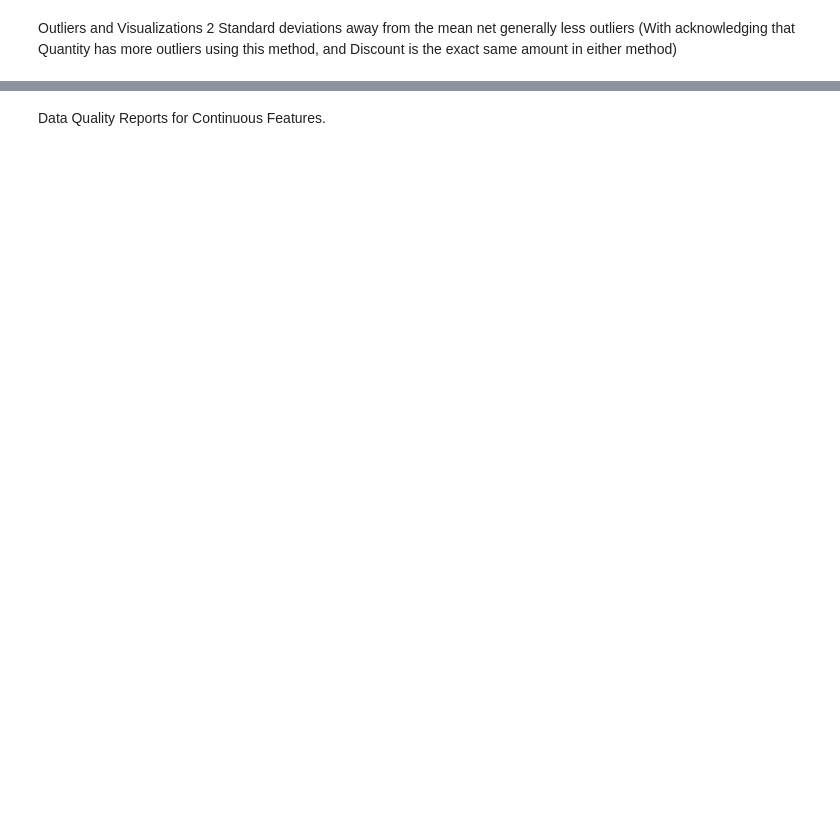
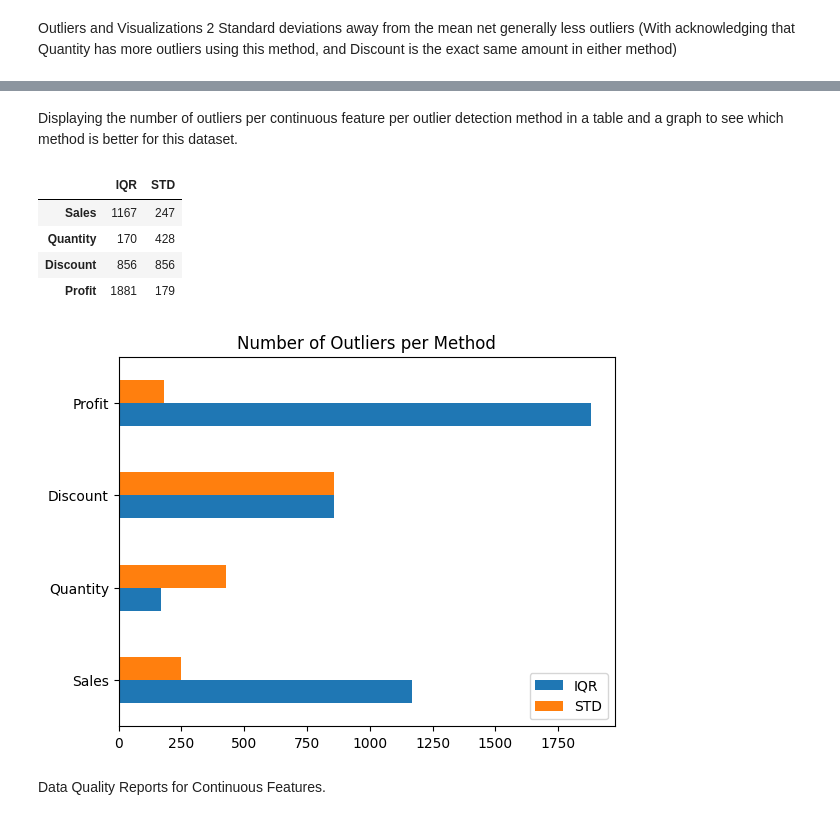
Before and after one commit to AmandeepSBassi/DataScienceProject, a Jupyter notebook: Project.Preprocessing.ipynb, the cells around one changed output, grey strips where cells are left out. Saved outputs shown, nothing was run; the diff lists cells and outputs as text; code cells hidden in the pictures; blank space fills up the shorter version.

```diff
--- a/Project.Preprocessing.ipynb
+++ b/Project.Preprocessing.ipynb
@@ -177,0 +150,28 @@ New boundries adjusted with IQR method:  -39.724124999999994 , 70.81687499999998
+# %%
+#Outlier detections IQR
+def Q1(data):
+    return data.quantile(0.25)
+
+def Q3(data):
+    return data.quantile(0.75)
+
+def IQR(data):
+    return Q3(data) - Q1(data)
+
+def Lowerbound(data):
+    return (Q1(data) - 1.5*(IQR(data)))
+
+def Upperbound(data):
+    return (Q3(data) + 1.5*(IQR(data)))
+
+def IQR_outlier(data):
+    return data[((data < Lowerbound(data)) | (data > Upperbound(data)))]
+
+for column in cont_df.columns.values:
+    temp_series = IQR_outlier(cont_df[column])
+
+    print('Outliers for', column, 'Length:', len(temp_series))
+    print('New boundaries adjusted with IQR method:', Lowerbound(cont_df[column]), ',', Upperbound(cont_df[column]), '\n')
+
+    # Addding number of outliers to the outliers dataframe
+    outlier.at[column,'IQR'] = len(temp_series)
@@ -178,3 +190,19 @@ New boundries adjusted with IQR method:  -39.724124999999994 , 70.81687499999998
+# %% [markdown]
+Displaying the number of outliers per continuous feature per outlier detection method in a table and a graph to see which method is better for this dataset.
+# %%
+display(outlier)
+
+# Comparing outlier counts with 2 STD and IQR
+outlier.plot(kind='barh', title='Number of Outliers per Method')
+
+plt.show()
+# %% [output]
+|  | IQR | STD |
+| Sales | 1167 | 247 |
+| Quantity | 170 | 428 |
+| Discount | 856 | 856 |
+| Profit | 1881 | 179 |
+[figure, added]
 # %% [markdown]
 Data Quality Reports for Continuous Features.
 # %%
```
Also changed, not shown: parts of 9 cells of this notebook.
